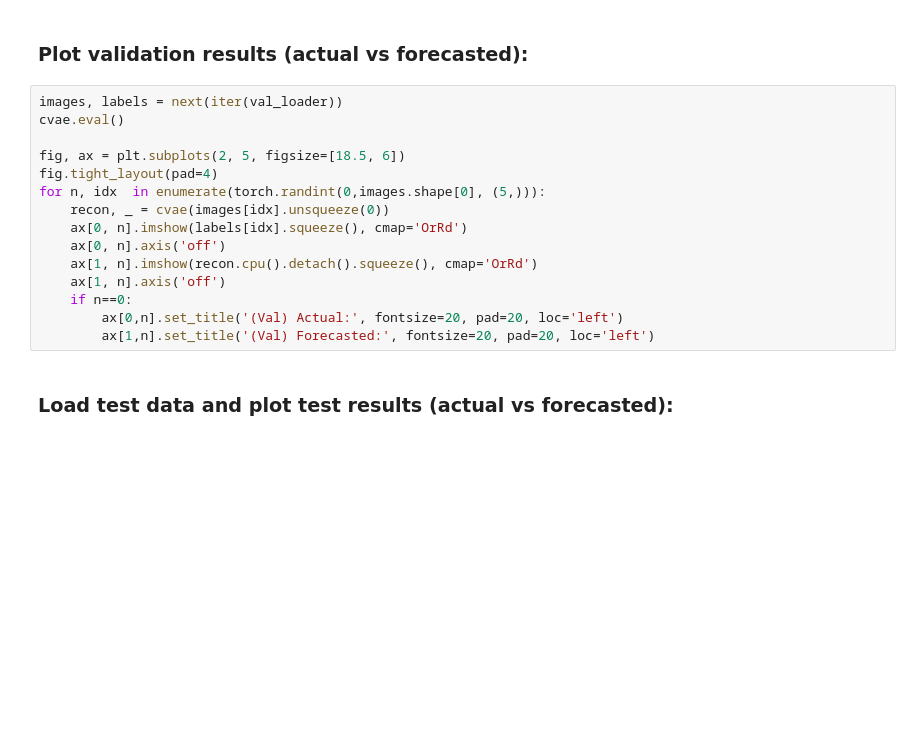
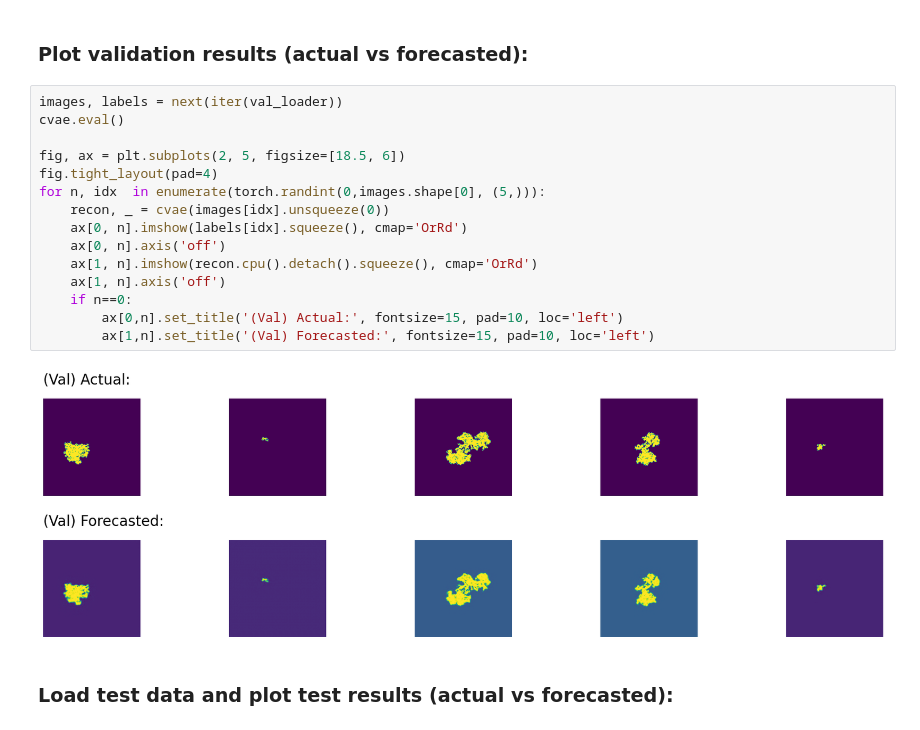
Before and after one commit to edsml-sm1122/ads-wildfire, a Jupyter notebook: wildfire/objective_2.ipynb, the cells around one changed output. Cells and saved outputs as stored; diff of their text form; blank space fills up the shorter version.

```diff
--- a/wildfire/objective_2.ipynb
+++ b/wildfire/objective_2.ipynb
@@ -63,18 +62,20 @@ Train:
 # %%
 images, labels = next(iter(val_loader))
 cvae.eval()
 
 fig, ax = plt.subplots(2, 5, figsize=[18.5, 6])
 fig.tight_layout(pad=4)
 for n, idx  in enumerate(torch.randint(0,images.shape[0], (5,))):
     recon, _ = cvae(images[idx].unsqueeze(0))
     ax[0, n].imshow(labels[idx].squeeze(), cmap='OrRd')
     ax[0, n].axis('off')
     ax[1, n].imshow(recon.cpu().detach().squeeze(), cmap='OrRd')
     ax[1, n].axis('off')
     if n==0:
-        ax[0,n].set_title('(Val) Actual:', fontsize=20, pad=20, loc='left')
-        ax[1,n].set_title('(Val) Forecasted:', fontsize=20, pad=20, loc='left')
+        ax[0,n].set_title('(Val) Actual:', fontsize=15, pad=10, loc='left')
+        ax[1,n].set_title('(Val) Forecasted:', fontsize=15, pad=10, loc='left')
+# %% [output]
+[figure, added]
 # %% [markdown]
 ### Load test data and plot test results (actual vs forecasted):
 # %%
```
Also changed, not shown: parts of 3 cells of this notebook, 23 other files.
